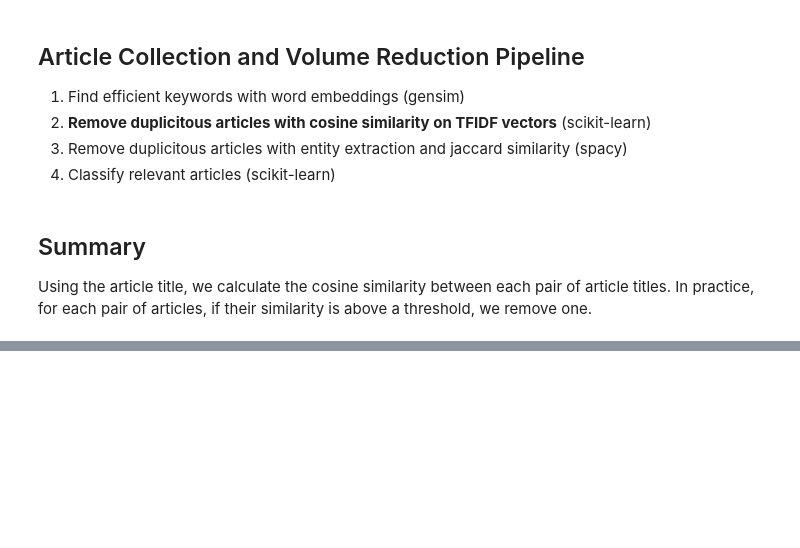
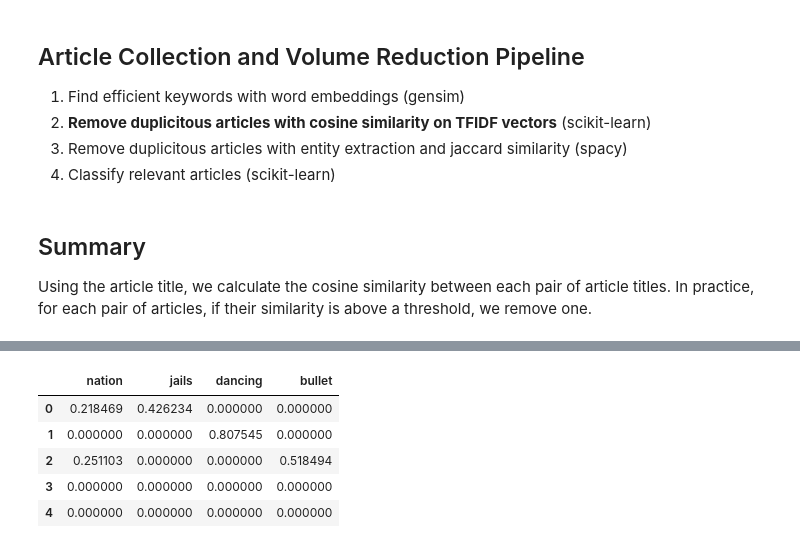
Before and after one commit to pmbaumgartner/demo-ard-text, a Jupyter notebook: notebooks/2. Cosine Similarity.ipynb, the cells around one changed output, grey strips where cells are left out. Saved outputs shown, nothing was run; the diff lists cells and outputs as text; code cells hidden in the pictures; blank space fills up the shorter version.

```diff
--- a/notebooks/2. Cosine Similarity.ipynb
+++ b/notebooks/2. Cosine Similarity.ipynb
@@ -29,6 +31,19 @@ data_titles = data[data['title_length'] > 41]
+# %%
+nlp = spacy.load('en')
+def lemmatizer(text):
+    return [token.lemma_ for token in nlp(text) if not (token.is_stop or token.is_punct)]
 # %%
-tfidf = TfidfVectorizer(stop_words='english', min_df=2)
+tfidf = TfidfVectorizer(min_df=3, analyzer=lemmatizer)
 tfidf_array = tfidf.fit_transform(data_titles['Title']).todense()
+# %%
+pd.DataFrame(tfidf_array, columns=tfidf.get_feature_names())[['nation', 'jails', 'dancing', 'bullet']].head()
+# %% [output]
+|  | nation | jails | dancing | bullet |
+| 0 | 0.218469 | 0.426234 | 0.000000 | 0.000000 |
+| 1 | 0.000000 | 0.000000 | 0.807545 | 0.000000 |
+| 2 | 0.251103 | 0.000000 | 0.000000 | 0.518494 |
+| 3 | 0.000000 | 0.000000 | 0.000000 | 0.000000 |
+| 4 | 0.000000 | 0.000000 | 0.000000 | 0.000000 |
 # %%
 %time cosine_similarity = tfidf_array * tfidf_array.T
 print(cosine_similarity.shape)
```
Also changed, not shown: parts of 8 cells of this notebook, 3 other files.
